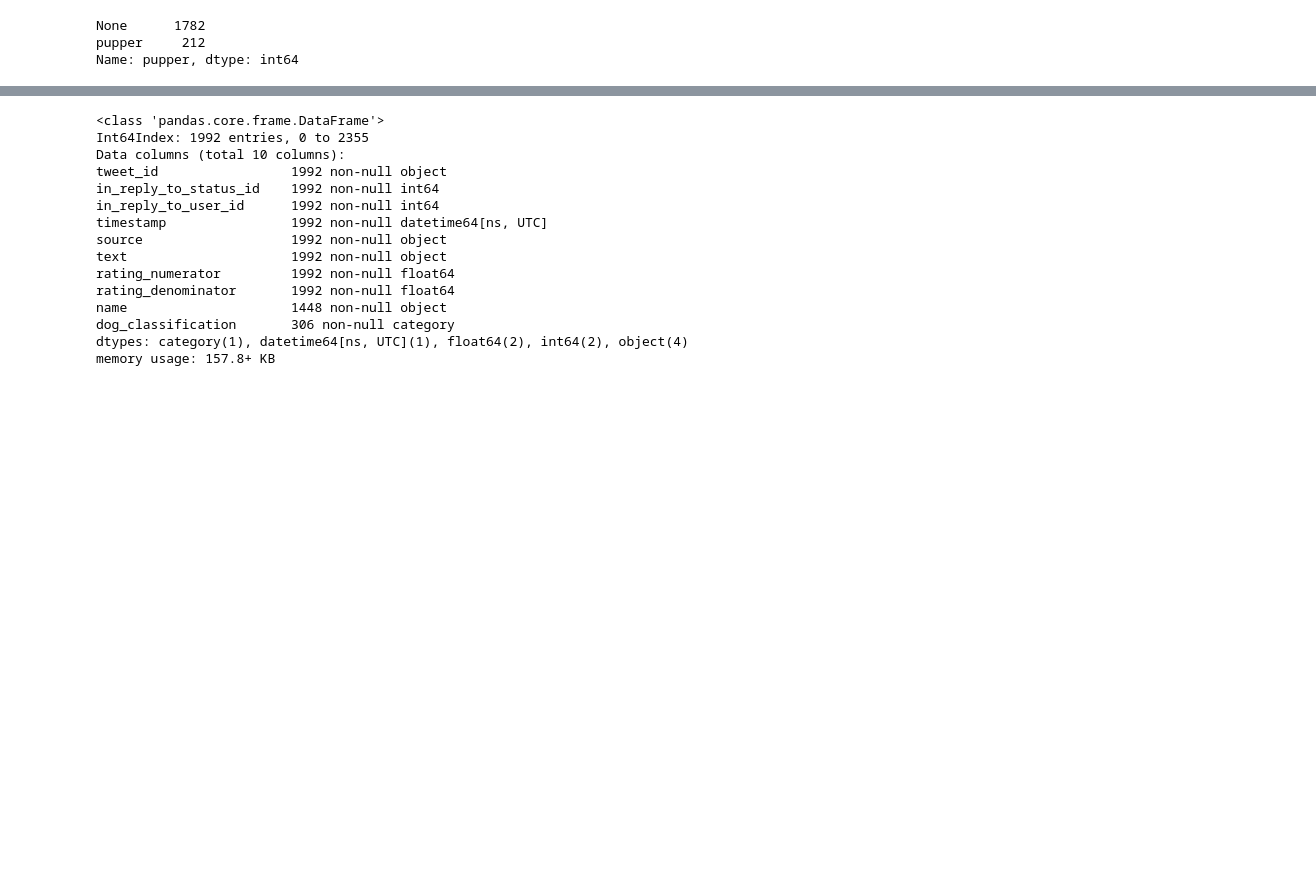
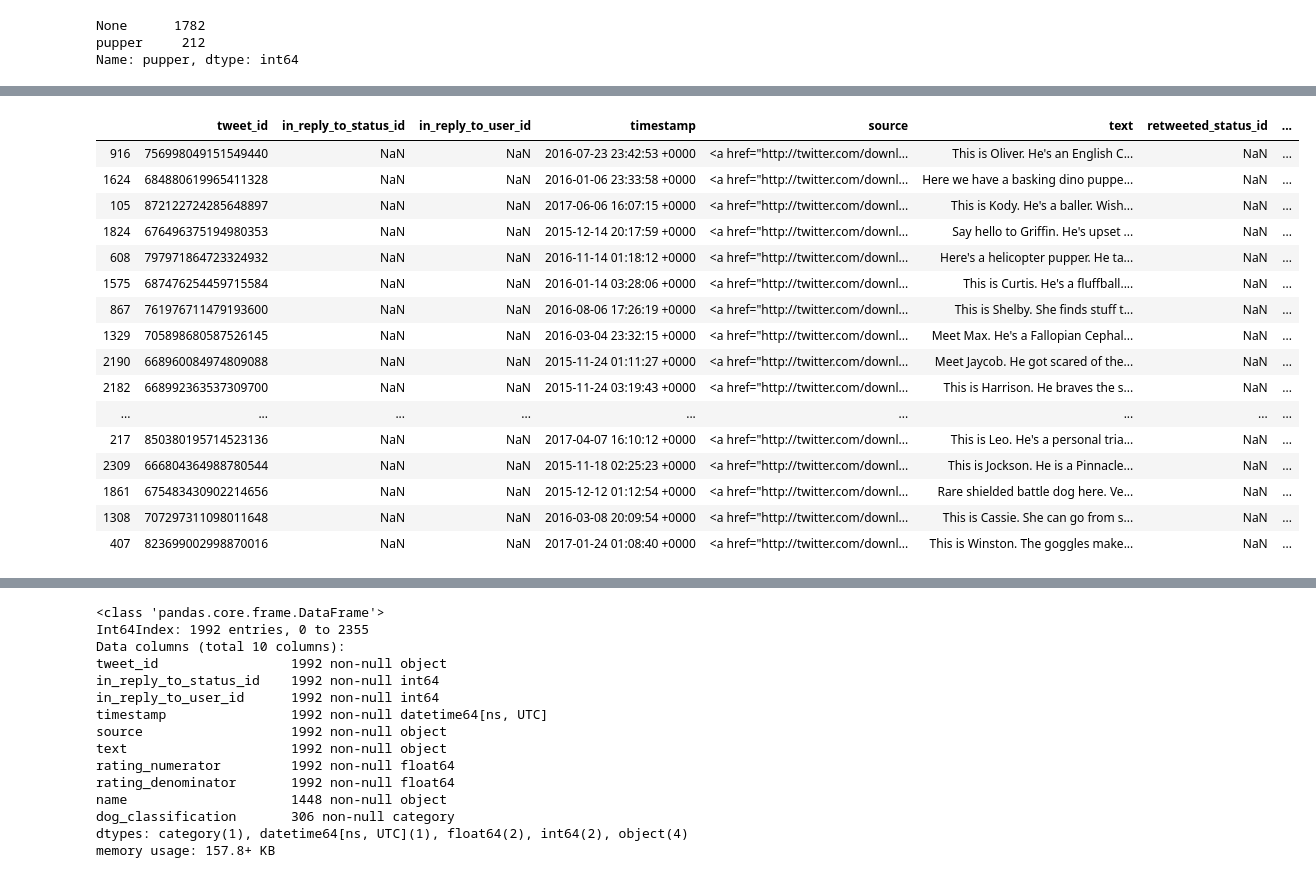
Before and after one commit to mohamedaeldeeb/weratedogs, a Jupyter notebook: wrangle_act.ipynb, the cells around one changed output, grey strips where cells are left out. Cells and saved outputs as stored; diff of their text form; code cells hidden in the pictures; blank space fills up the shorter version.

```diff
--- a/wrangle_act.ipynb
+++ b/wrangle_act.ipynb
@@ -778,0 +1017,29 @@ Name: pupper, dtype: int64
+# %%
+#Clean floofer DQ Issue 13
+#Remember to convert 'None' or np.NaN to empty string "" for all columns prior to running the following code e.g. df.floofer.replace('None', '', inplace=True) and df.floofer.replace(np.NaN, '', inplace=True)
+archive_clean.floofer.replace('None', '', inplace=True)
+# %%
+#Clean floofer DQ Issue 13
+#Remember to convert 'None' or np.NaN to empty string "" for all columns prior to running the following code e.g. df.floofer.replace('None', '', inplace=True) and df.floofer.replace(np.NaN, '', inplace=True)
+archive_clean.floofer.replace(np.NaN, '', inplace=True)
+# %%
+#Test floofer
+archive_clean.sample(50)
+# %% [output]
+|  | tweet_id | in_reply_to_status_id | in_reply_to_user_id | timestamp | source | text | retweeted_status_id | ... |
+| 916 | 756998049151549440 | NaN | NaN | 2016-07-23 23:42:53 +0000 | <a href="http://twitter.com/downl... | This is Oliver. He's an English C... | NaN | ... |
+| 1624 | 684880619965411328 | NaN | NaN | 2016-01-06 23:33:58 +0000 | <a href="http://twitter.com/downl... | Here we have a basking dino puppe... | NaN | ... |
+| 105 | 872122724285648897 | NaN | NaN | 2017-06-06 16:07:15 +0000 | <a href="http://twitter.com/downl... | This is Kody. He's a baller. Wish... | NaN | ... |
+| 1824 | 676496375194980353 | NaN | NaN | 2015-12-14 20:17:59 +0000 | <a href="http://twitter.com/downl... | Say hello to Griffin. He's upset ... | NaN | ... |
+| 608 | 797971864723324932 | NaN | NaN | 2016-11-14 01:18:12 +0000 | <a href="http://twitter.com/downl... | Here's a helicopter pupper. He ta... | NaN | ... |
+| 1575 | 687476254459715584 | NaN | NaN | 2016-01-14 03:28:06 +0000 | <a href="http://twitter.com/downl... | This is Curtis. He's a fluffball.... | NaN | ... |
+| 867 | 761976711479193600 | NaN | NaN | 2016-08-06 17:26:19 +0000 | <a href="http://twitter.com/downl... | This is Shelby. She finds stuff t... | NaN | ... |
+| 1329 | 705898680587526145 | NaN | NaN | 2016-03-04 23:32:15 +0000 | <a href="http://twitter.com/downl... | Meet Max. He's a Fallopian Cephal... | NaN | ... |
+| 2190 | 668960084974809088 | NaN | NaN | 2015-11-24 01:11:27 +0000 | <a href="http://twitter.com/downl... | Meet Jaycob. He got scared of the... | NaN | ... |
+| 2182 | 668992363537309700 | NaN | NaN | 2015-11-24 03:19:43 +0000 | <a href="http://twitter.com/downl... | This is Harrison. He braves the s... | NaN | ... |
+| ... | ... | ... | ... | ... | ... | ... | ... | ... |
+| 217 | 850380195714523136 | NaN | NaN | 2017-04-07 16:10:12 +0000 | <a href="http://twitter.com/downl... | This is Leo. He's a personal tria... | NaN | ... |
+| 2309 | 666804364988780544 | NaN | NaN | 2015-11-18 02:25:23 +0000 | <a href="http://twitter.com/downl... | This is Jockson. He is a Pinnacle... | NaN | ... |
+| 1861 | 675483430902214656 | NaN | NaN | 2015-12-12 01:12:54 +0000 | <a href="http://twitter.com/downl... | Rare shielded battle dog here. Ve... | NaN | ... |
+| 1308 | 707297311098011648 | NaN | NaN | 2016-03-08 20:09:54 +0000 | <a href="http://twitter.com/downl... | This is Cassie. She can go from s... | NaN | ... |
+| 407 | 823699002998870016 | NaN | NaN | 2017-01-24 01:08:40 +0000 | <a href="http://twitter.com/downl... | This is Winston. The goggles make... | NaN | ... |
```
Also changed, not shown: parts of 142 cells of this notebook, 6 other files.
